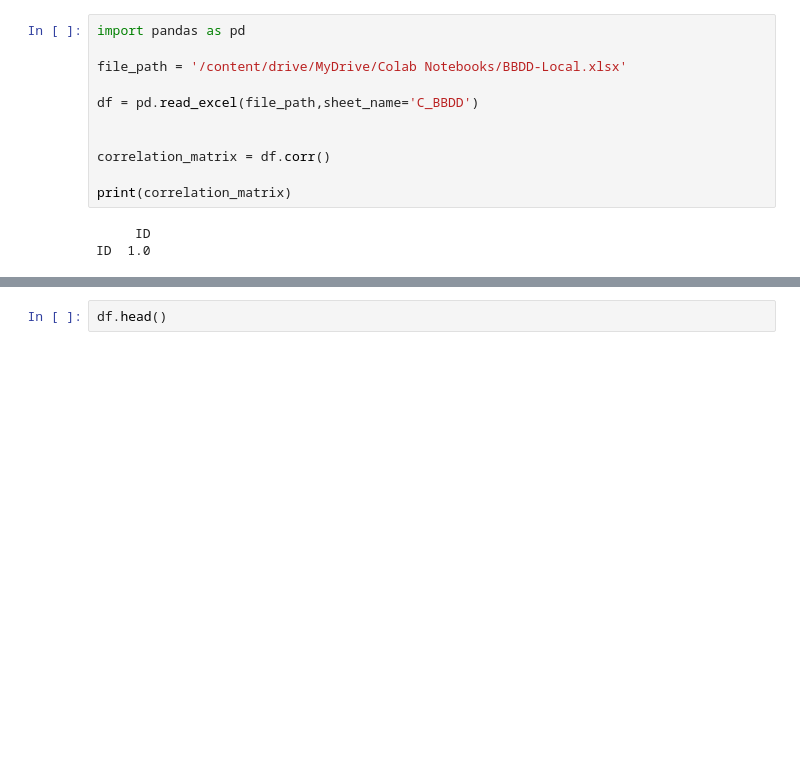
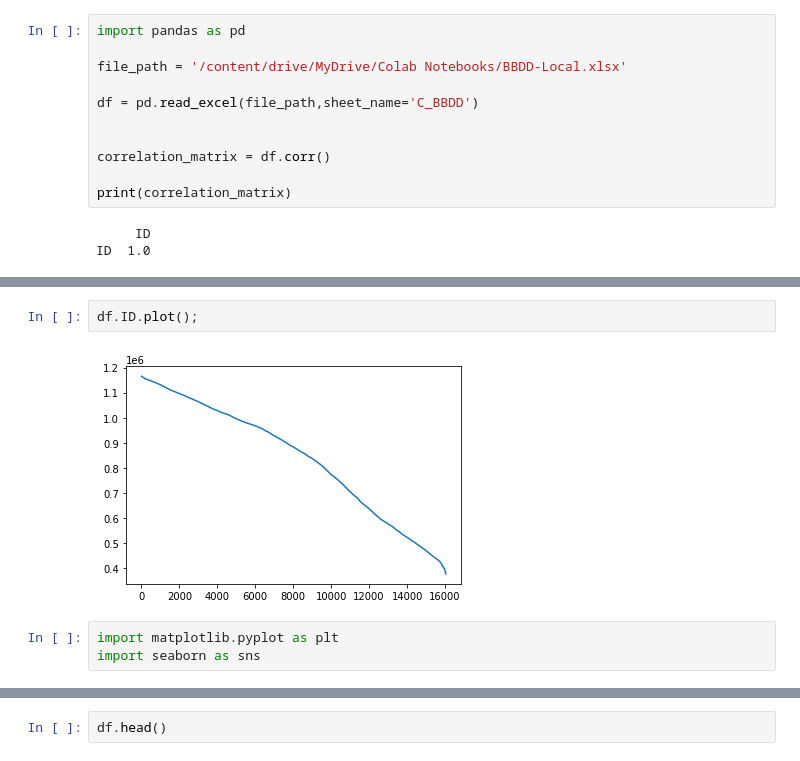
Before and after one commit to JoseAm7/TFG_SDG, a Jupyter notebook: TFG_SDG_JOSE.ipynb, the cells around one changed output, grey strips where cells are left out. Drawn from its saved outputs; the diff is of its cells as text; blank space fills up the shorter version.

```diff
--- a/TFG_SDG_JOSE.ipynb
+++ b/TFG_SDG_JOSE.ipynb
@@ -16,0 +46,7 @@ ID  1.0
+# %%
+df.ID.plot();
+# %% [output]
+[figure, added]
+# %%
+import matplotlib.pyplot as plt
+import seaborn as sns
```
Also changed, not shown: parts of 27 cells of this notebook.
